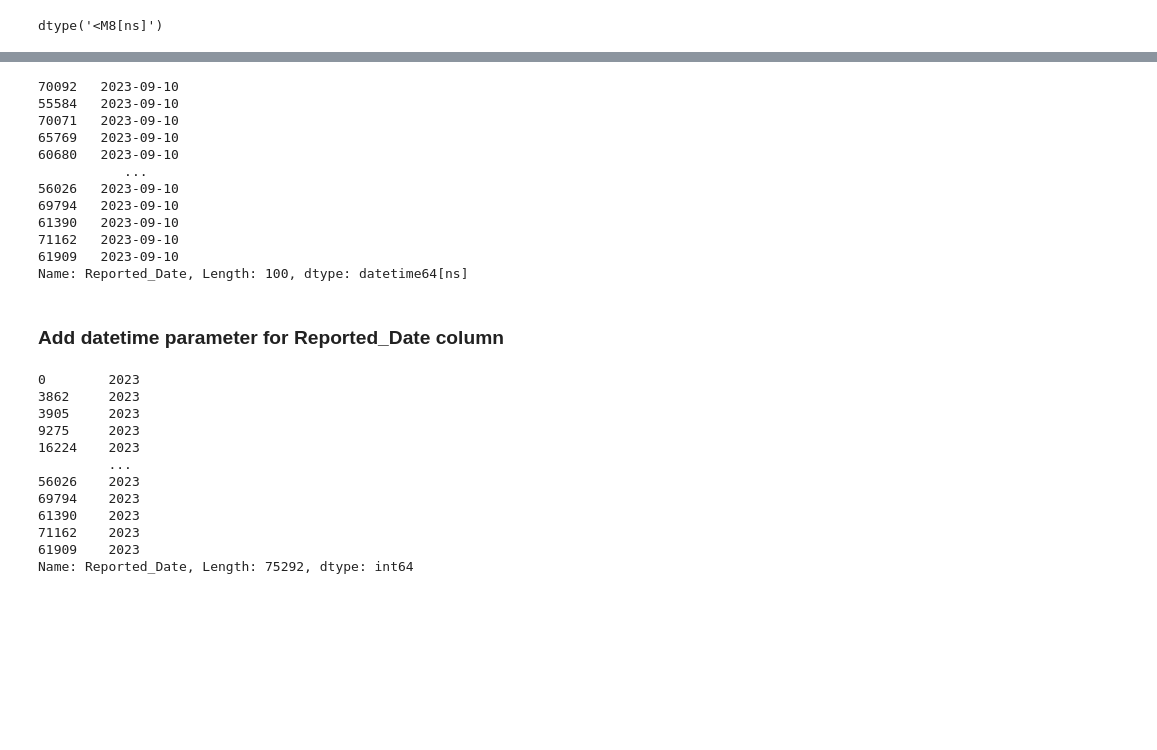
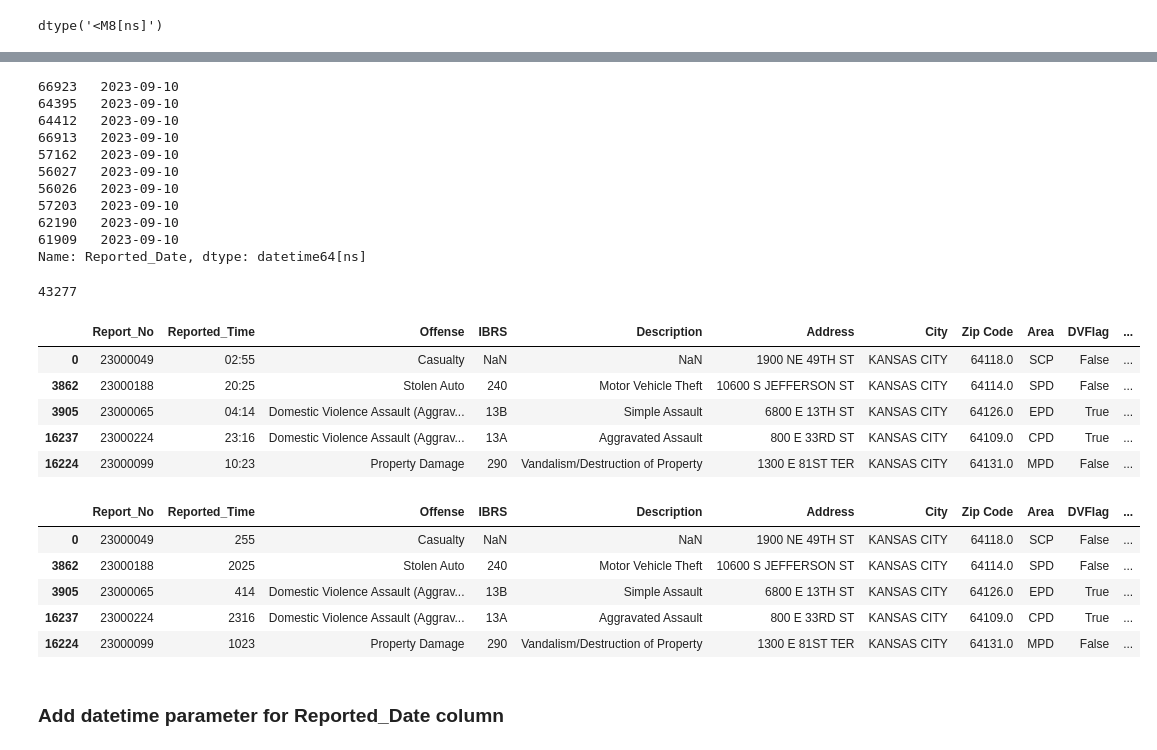
Before and after one commit to KU-Machine-Learning-Project-4/Project_4, a Jupyter notebook: Kansas_City_Crimes.ipynb, the cells around one changed output, grey strips where cells are left out. Drawn from its saved outputs; the diff is of its cells as text; code cells hidden in the pictures; blank space fills up the shorter version.

```diff
--- a/Kansas_City_Crimes.ipynb
+++ b/Kansas_City_Crimes.ipynb
@@ -97,37 +72,52 @@ Name: Reported_Date, dtype: datetime64[ns]
 # %%
 # Sort Dataframe by Reported_Date
 KC_crimes.sort_values(by = ["Reported_Date"], inplace=True, ascending=True)
-KC_crimes.Reported_Date.tail(100)
+KC_crimes.Reported_Date.tail(10)
 # %% [output]
-70092   2023-09-10
-55584   2023-09-10
-70071   2023-09-10
-65769   2023-09-10
-60680   2023-09-10
-           ...
+66923   2023-09-10
+64395   2023-09-10
+64412   2023-09-10
+66913   2023-09-10
+57162   2023-09-10
+56027   2023-09-10
 56026   2023-09-10
-69794   2023-09-10
-61390   2023-09-10
-71162   2023-09-10
+57203   2023-09-10
+62190   2023-09-10
 61909   2023-09-10
-Name: Reported_Date, Length: 100, dtype: datetime64[ns]
+Name: Reported_Date, dtype: datetime64[ns]
 # %%
 # Make a copy of the original DataFrame to perform edits on
 KC_crimes_tmp = KC_crimes.copy()
-# %% [markdown]
-### Add datetime parameter for Reported_Date column
-# %%
-KC_crimes_tmp.Reported_Date.dt.year
-# %% [output]
-0        2023
-3862     2023
-3905     2023
-9275     2023
-16224    2023
-         ...
-56026    2023
-69794    2023
-61390    2023
-71162    2023
-61909    2023
-Name: Reported_Date, Length: 75292, dtype: int64
+# %%
+KC_crimes.Report_No.nunique()
+# %% [output]
+43277
+# %%
+## Turning Report_no column into a numeric variable by replacing the charachters KC with ''
+KC_crimes_tmp["Report_No"] = KC_crimes.Report_No.apply(lambda x : int(x.replace('KC', '')))
+KC_crimes_tmp.head()
+# %% [output]
+|  | Report_No | Reported_Time | Offense | IBRS | Description | Address | City | Zip Code | Area | DVFlag | ... |
+| 0 | 23000049 | 02:55 | Casualty | NaN | NaN | 1900 NE 49TH ST | KANSAS CITY | 64118.0 | SCP | False | ... |
+| 3862 | 23000188 | 20:25 | Stolen Auto | 240 | Motor Vehicle Theft | 10600 S JEFFERSON ST | KANSAS CITY | 64114.0 | SPD | False | ... |
+| 3905 | 23000065 | 04:14 | Domestic Violence Assault (Aggrav... | 13B | Simple Assault | 6800 E 13TH ST | KANSAS CITY | 64126.0 | EPD | True | ... |
+| 16237 | 23000224 | 23:16 | Domestic Violence Assault (Aggrav... | 13A | Aggravated Assault | 800 E 33RD ST | KANSAS CITY | 64109.0 | CPD | True | ... |
+| 16224 | 23000099 | 10:23 | Property Damage | 290 | Vandalism/Destruction of Property | 1300 E 81ST TER | KANSAS CITY | 64131.0 | MPD | False | ... |
+# %%
+# Reported time is now an object. We are going to turn it into names before appying one hot encoding
+# Morning 5 am to 12 pm (noon)
+# Afternoon 12 pm to 5 pm.
+# Evening 5 pm to 9 pm.
+# Night 9 pm to 4 am.
+
+#KC_crimes_tmp["Reported_Time"] = KC_crimes_tmp.Reported_Time.apply(lambda x: int(x.replace(':','')))
+KC_crimes_tmp.head()
+# %% [output]
+|  | Report_No | Reported_Time | Offense | IBRS | Description | Address | City | Zip Code | Area | DVFlag | ... |
+| 0 | 23000049 | 255 | Casualty | NaN | NaN | 1900 NE 49TH ST | KANSAS CITY | 64118.0 | SCP | False | ... |
+| 3862 | 23000188 | 2025 | Stolen Auto | 240 | Motor Vehicle Theft | 10600 S JEFFERSON ST | KANSAS CITY | 64114.0 | SPD | False | ... |
+| 3905 | 23000065 | 414 | Domestic Violence Assault (Aggrav... | 13B | Simple Assault | 6800 E 13TH ST | KANSAS CITY | 64126.0 | EPD | True | ... |
+| 16237 | 23000224 | 2316 | Domestic Violence Assault (Aggrav... | 13A | Aggravated Assault | 800 E 33RD ST | KANSAS CITY | 64109.0 | CPD | True | ... |
+| 16224 | 23000099 | 1023 | Property Damage | 290 | Vandalism/Destruction of Property | 1300 E 81ST TER | KANSAS CITY | 64131.0 | MPD | False | ... |
+# %% [markdown]
+### Add datetime parameter for Reported_Date column
```
Also changed, not shown: parts of 7 cells of this notebook.
